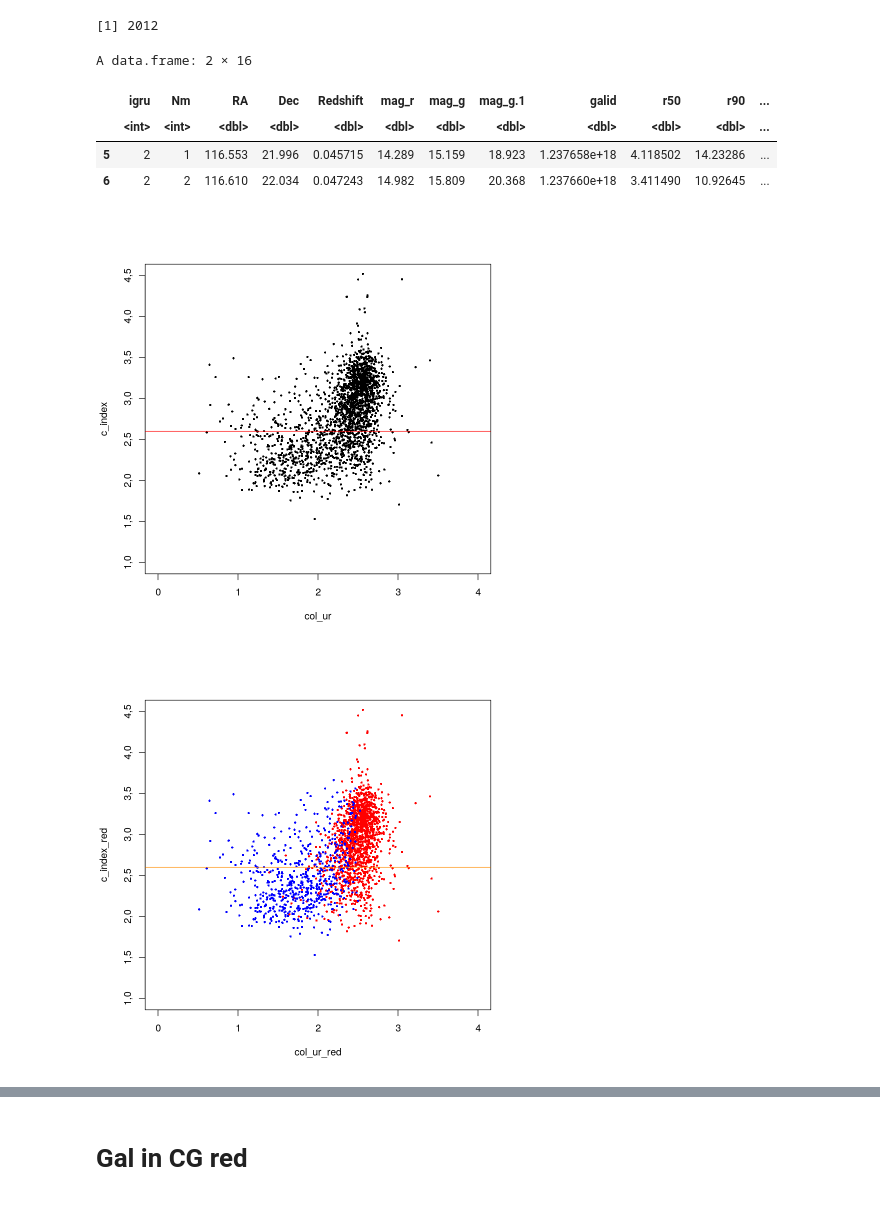
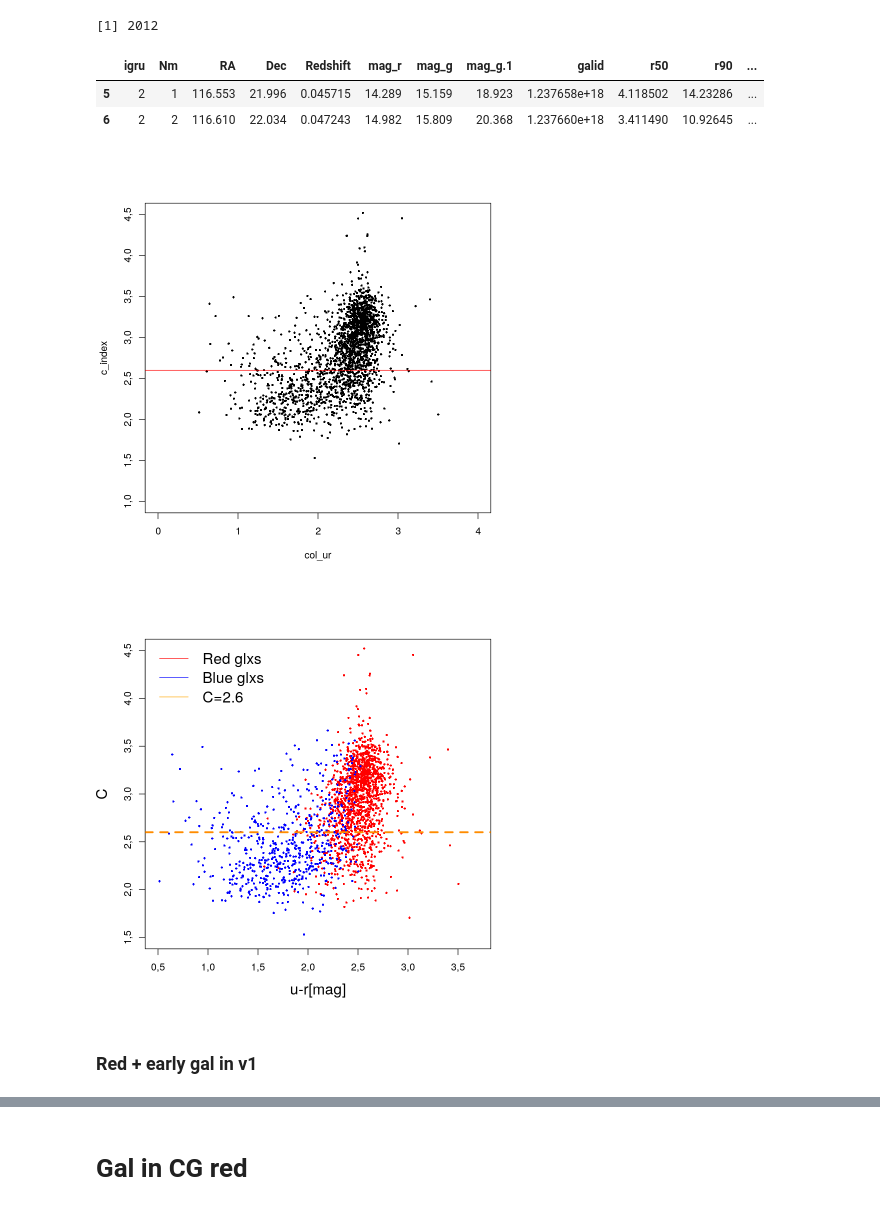
Before and after one commit to antotaverna/cg_environments, a Jupyter notebook: plots/red_early.ipynb, the cells around one changed output, grey strips where cells are left out. Cells and saved outputs as stored; diff of their text form; code cells hidden in the pictures.

Commit message:
plots cparam vs color ur

```diff
--- a/plots/red_early.ipynb
+++ b/plots/red_early.ipynb
@@ -8,8 +8,8 @@ F<-read.table("../data/compact_in_filaments_m3_full")
 V<-read.table("../data/compact_in_voids_m3_full")
 T<-read.table("../data/compact_in_all")
 
-#gal_all<-read.table("../../catalogos/tab_gal_gru_full2.dat")
-gal_all<-read.table("../data/tab_gal_gru.dat")
+gal_all<-read.table("../../catalogos/tab_gal_gru_full2.dat")
+#gal_all<-read.table("../data/tab_gal_gru.dat")
 
 colnames(L)[c(1,2,3,4,5,6,7,8,9,10,11,12,13,14,15)] <- c('igru','nmi','alcm','delcm','zmedian','radio_mins','mu','sigv','rmag_bri','flag','rabs1','dij','tcr','rp','rabs2')
 
@@ -21,8 +21,8 @@ colnames(F)[c(1,2,3,4,5,6,7,8,9,10,11,12,13,14,15)] <- c("igru",'nmi','alcm','de
 
 colnames(V)[c(1,2,3,4,5,6,7,8,9,10,11,12,13,14,15,16,17)] <- c("igru",'nmi','alcm','delcm','zmedian','radio_mins','mu','sigv','rmag_bri','flag','rabs1','dij','tcr','rp','rabs2','tipo','estado')
 
-#colnames(gal_all)[c(1,2,3,4,5,6,7,8,9,10,11,12,13,14,15,16,17)] <-c("GId", "Nm", "RA", "Dec", "Redshift", "mag_r", "mag_g", "mag_g", "galid", "r50", "r90", "rabs", "gabs", "uabs", "passive", "early", "cparam")
-colnames(gal_all)[c(1,2,3,4,5,6,7,8,9,10,11,12,13,14,15,16)] <-c("igru", "Nm", "RA", "Dec", "Redshift", "mag_r", "mag_g", "mag_g", "galid", "r50", "r90", "rabs", "gabs", "uabs", "passive", "early")
+colnames(gal_all)[c(1,2,3,4,5,6,7,8,9,10,11,12,13,14,15,16,17)] <-c("igru", "Nm", "RA", "Dec", "Redshift", "mag_r", "mag_g", "mag_g", "galid", "r50", "r90", "rabs", "gabs", "uabs", "passive", "early", "cparam")
+#colnames(gal_all)[c(1,2,3,4,5,6,7,8,9,10,11,12,13,14,15,16)] <-c("igru", "Nm", "RA", "Dec", "Redshift", "mag_r", "mag_g", "mag_g", "galid", "r50", "r90", "rabs", "gabs", "uabs", "passive", "early")
 
 colnames(T)[c(1,2,3,4,5,6,7,8,9,10,11,12,13,14,15,16)] <- c('igru','nmi','alcm','delcm','zmedian','radio_mins','mu','sigv','rmag_bri','flag','rabs1','dij','tcr','rp','rabs2','entorno')
 # %%
@@ -63,9 +59,7 @@ length(gal_v1$igru)
 # %%
 head(gal_v1,2)
 # %% [output]
-A data.frame: 2 × 16
 |  | igru | Nm | RA | Dec | Redshift | mag_r | mag_g | mag_g.1 | galid | r50 | r90 | ... |
-|  | <int> | <int> | <dbl> | <dbl> | <dbl> | <dbl> | <dbl> | <dbl> | <dbl> | <dbl> | <dbl> | ... |
 | 5 | 2 | 1 | 116.553 | 21.996 | 0.045715 | 14.289 | 15.159 | 18.923 | 1.237658e+18 | 4.118502 | 14.23286 | ... |
 | 6 | 2 | 2 | 116.610 | 22.034 | 0.047243 | 14.982 | 15.809 | 20.368 | 1.237660e+18 | 3.411490 | 10.92645 | ... |
 # %%
@@ -81,10 +70,24 @@ plot(col_ur, c_index, xlim=c(0,4), ylim=c(1,4.5), pch=16, cex=0.5
     )
 abline(h=2.6, col='red')
 # %% [output]
-[figure, old version]
+[figure, new version]
+# %%
+col_ur_red = subset(col_ur, gal_v1$passive==1)
+c_index_red = subset(c_index, gal_v1$passive==1)
+col_ur_blue = subset(col_ur, gal_v1$passive==0)
+c_index_blue = subset(c_index, gal_v1$passive==0)
 # %%
-plot(col_ur_red, c_index_red, xlim=c(0,4), ylim=c(1,4.5), pch=16, cex=0.5, col='red')
+#cairo_ps("cparam_color_galcg.eps")
+
+plot(col_ur_red, c_index_red, xlim=c(0.5,3.7), ylim=c(1.5,4.5), pch=16, cex=0.5, col='red',
+     xlab='u-r[mag]', ylab='C', cex.axis=1.0, cex.lab=1.5)
 points(col_ur_blue, c_index_blue, pch=16, cex=0.5, col='blue')
-abline(h=2.6, col='darkorange')
+abline(h=2.6, col='darkorange', lty=2, lwd=3)
+legend('topleft', legend=c("Red glxs", "Blue glxs", "C=2.6"),
+       col=c("red", "blue","orange"), lty=1:1:1, cex=1.5, bty = "n")
+
+#dev.off()
 # %% [output]
-[figure, old version]
+[figure, new version]
+# %% [markdown]
+### Red + early gal in v1
```
Also changed, not shown: parts of 11 cells of this notebook, 1 other file.
